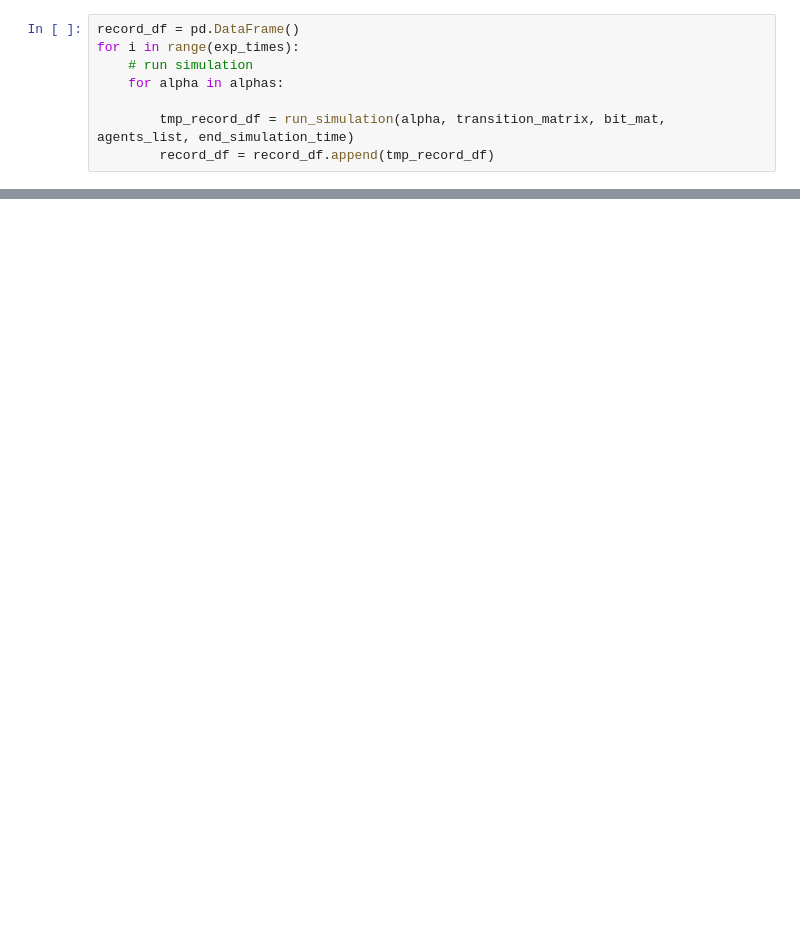
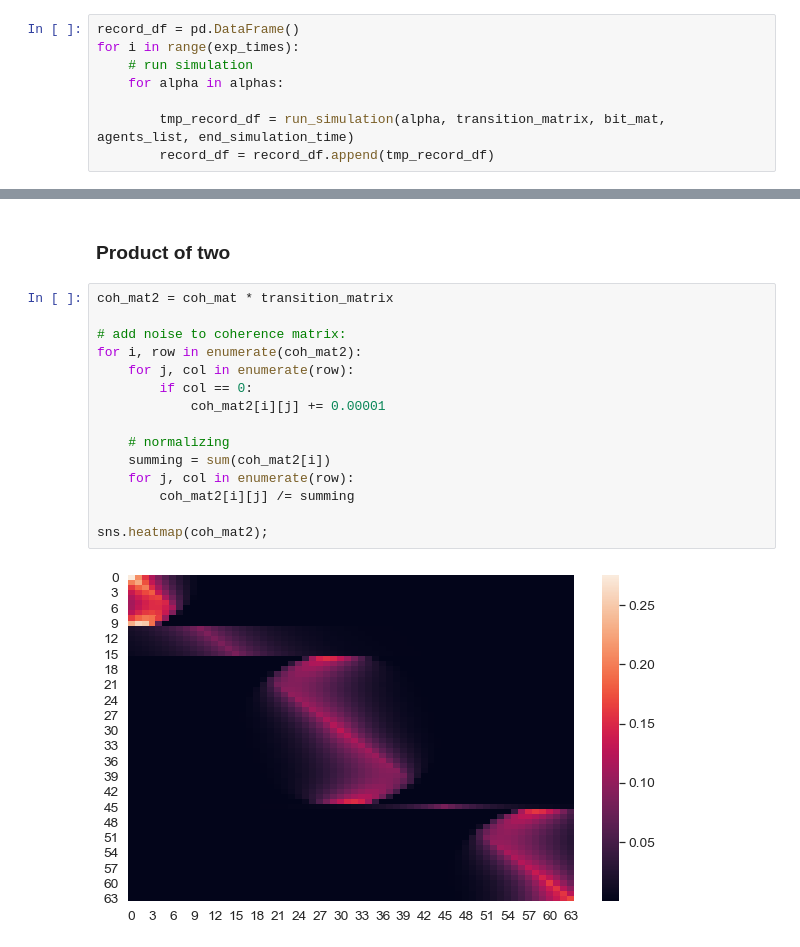
Before and after one commit to c4-lab/BLF-markov-simulation, a Jupyter notebook: notebooks/RecreatingCoherenceMatrices.ipynb, the cells around one changed output, grey strips where cells are left out. Drawn from its saved outputs; the diff is of its cells as text; blank space fills up the shorter version.

```diff
--- a/notebooks/RecreatingCoherenceMatrices.ipynb
+++ b/notebooks/RecreatingCoherenceMatrices.ipynb
@@ -263,0 +266,19 @@ sns.heatmap(state_transitions);
+# %% [markdown]
+### Product of two
+# %%
+coh_mat2 = coh_mat * transition_matrix
+
+# add noise to coherence matrix:
+for i, row in enumerate(coh_mat2):
+    for j, col in enumerate(row):
+        if col == 0:
+            coh_mat2[i][j] += 0.00001
+
+    # normalizing
+    summing = sum(coh_mat2[i])
+    for j, col in enumerate(row):
+        coh_mat2[i][j] /= summing
+
+sns.heatmap(coh_mat2);
+# %% [output]
+[figure, added]
```
Also changed, not shown: parts of 13 cells of this notebook.
